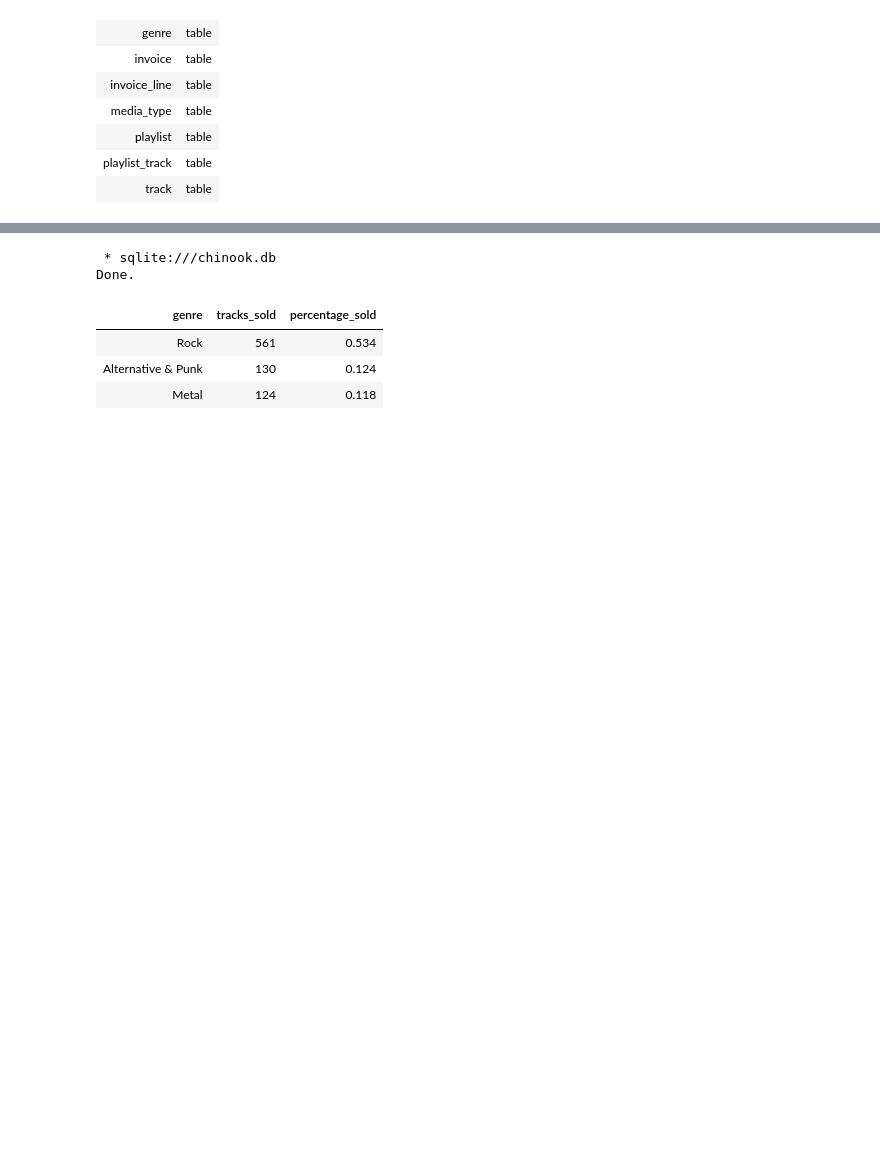
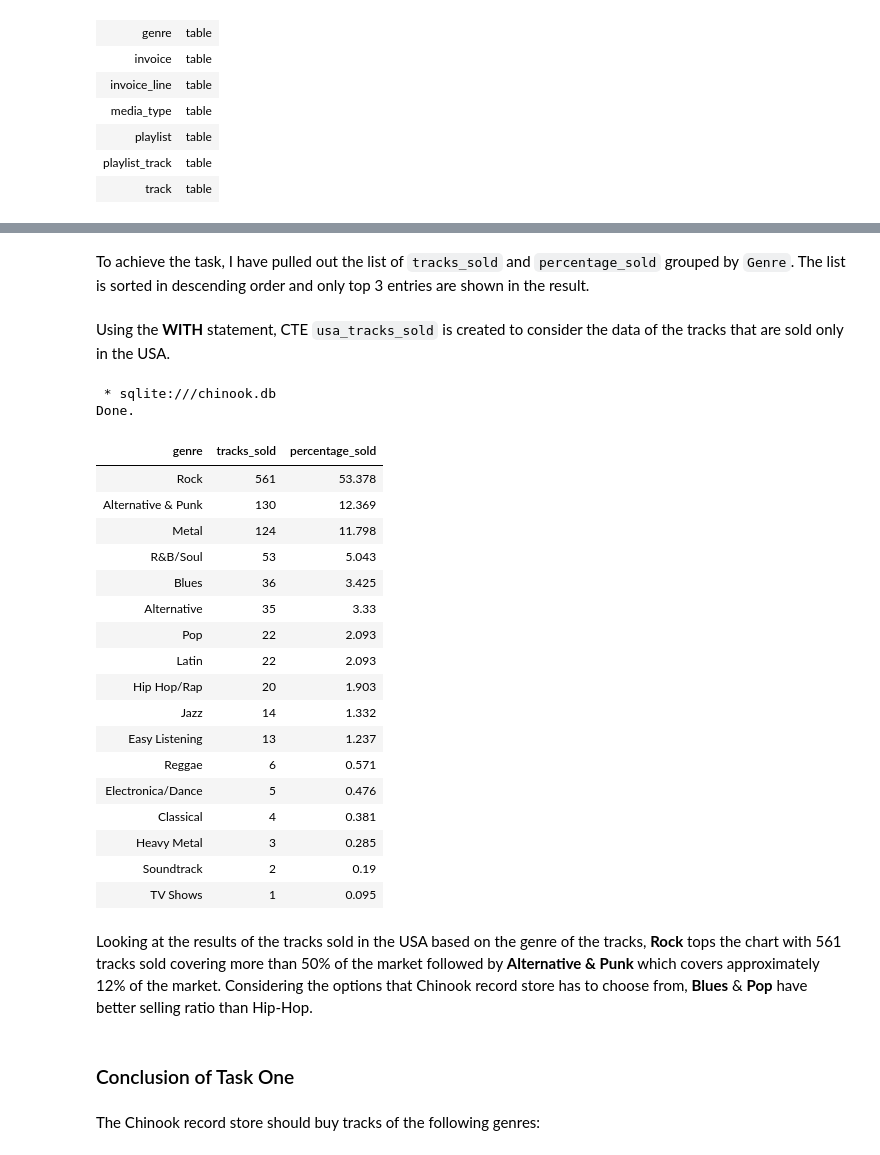
Before and after one commit to Vatsal7750/Data-Analytics-Project, a Jupyter notebook: SQL/Answering Business Questions using SQL - Music Data.ipynb, the cells around one changed output, grey strips where cells are left out. Drawn from its saved outputs; the diff is of its cells as text; code cells hidden in the pictures; blank space fills up the shorter version.

Commit message:
Guided Project : SQL
Helping Chinook record store to make business decision using SQL intermediate skills.

```diff
--- a/SQL/Answering Business Questions using SQL - Music Data.ipynb
+++ b/SQL/Answering Business Questions using SQL - Music Data.ipynb
@@ -27,28 +52,52 @@ Done.
+# %% [markdown]
+To achieve the task, I have pulled out the list of `tracks_sold` and `percentage_sold` grouped by `Genre`. The list is sorted in descending order and only top 3 entries are shown in the result.
+# %% [markdown]
+Using the **WITH** statement, CTE `usa_tracks_sold` is created to consider the data of the tracks that are sold only in the USA.
 # %%
 %%sql
 with usa_tracks_sold as
     (
     SELECT il.*
     FROM invoice_line as il
     INNER JOIN invoice as i ON i.invoice_id = il.invoice_id
     INNER JOIN customer as c ON c.customer_id = i.customer_id
     WHERE c.country = 'USA'
     )
 
-SELECT g.name as genre,
+SELECT
+    g.name as genre,
     COUNT(uts.invoice_line_id) as tracks_sold,
     ROUND(CAST(COUNT(uts.invoice_line_id) AS FLOAT) / (
-                                                SELECT COUNT(*) FROM usa_tracks_sold), 3) as percentage_sold
+                                                SELECT COUNT(*) FROM usa_tracks_sold)*100, 3) as percentage_sold
     FROM usa_tracks_sold as uts
     INNER JOIN track as t ON t.track_id = uts.track_id
     INNER JOIN genre as g ON g.genre_id = t.genre_id
-    GROUP BY 1
-    ORDER BY 2 DESC
-    LIMIT 3;
+    GROUP BY g.name
+    ORDER BY 2 DESC;
 # %% [output]
  * sqlite:///chinook.db
 Done.
 | genre | tracks_sold | percentage_sold |
-| Rock | 561 | 0.534 |
-| Alternative & Punk | 130 | 0.124 |
-| Metal | 124 | 0.118 |
+| Rock | 561 | 53.378 |
+| Alternative & Punk | 130 | 12.369 |
+| Metal | 124 | 11.798 |
+| R&B/Soul | 53 | 5.043 |
+| Blues | 36 | 3.425 |
+| Alternative | 35 | 3.33 |
+| Pop | 22 | 2.093 |
+| Latin | 22 | 2.093 |
+| Hip Hop/Rap | 20 | 1.903 |
+| Jazz | 14 | 1.332 |
+| Easy Listening | 13 | 1.237 |
+| Reggae | 6 | 0.571 |
+| Electronica/Dance | 5 | 0.476 |
+| Classical | 4 | 0.381 |
+| Heavy Metal | 3 | 0.285 |
+| Soundtrack | 2 | 0.19 |
+| TV Shows | 1 | 0.095 |
+# %% [markdown]
+Looking at the results of the tracks sold in the USA based on the genre of the tracks, **Rock** tops the chart with 561 tracks sold covering more than 50% of the market followed by **Alternative & Punk** which covers approximately 12% of the market. Considering the options that Chinook record store has to choose from, **Blues** & **Pop** have better selling ratio than Hip-Hop.
+# %% [markdown]
+### Conclusion of Task One
+# %% [markdown]
+The Chinook record store should buy tracks of the following genres:
```
Also changed, not shown: parts of 30 cells of this notebook.
